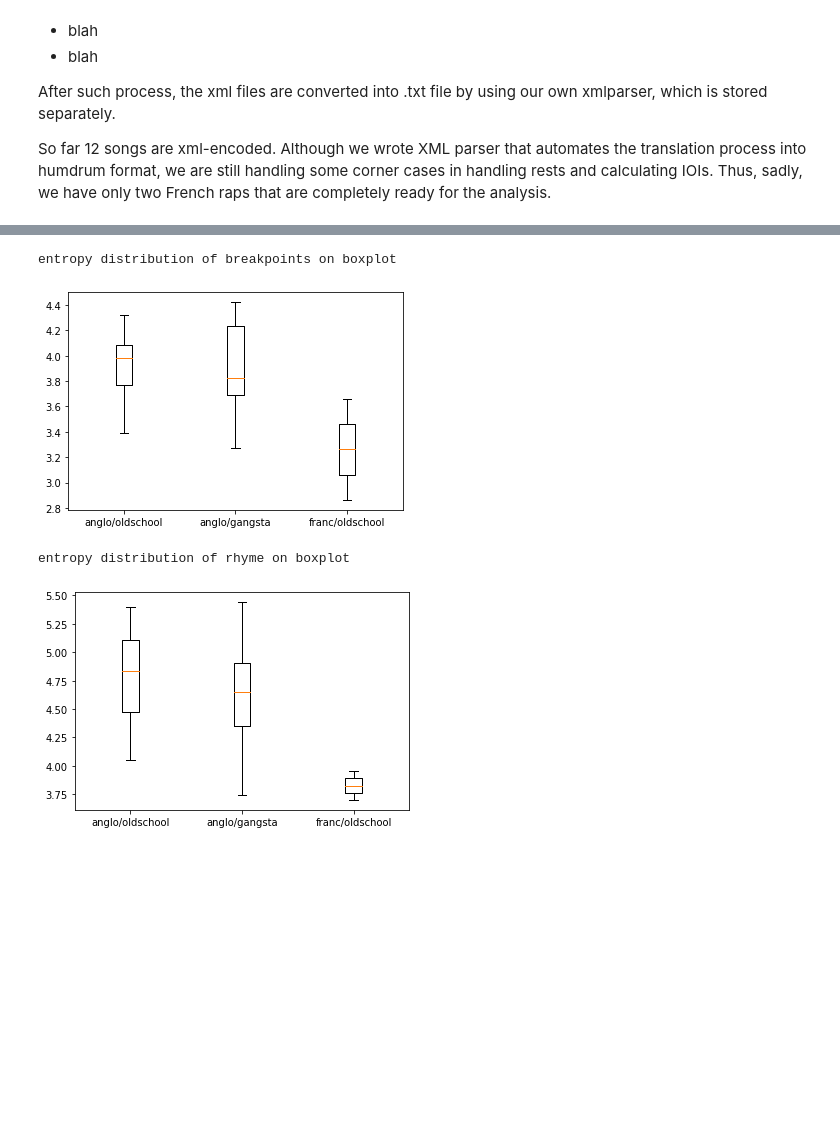
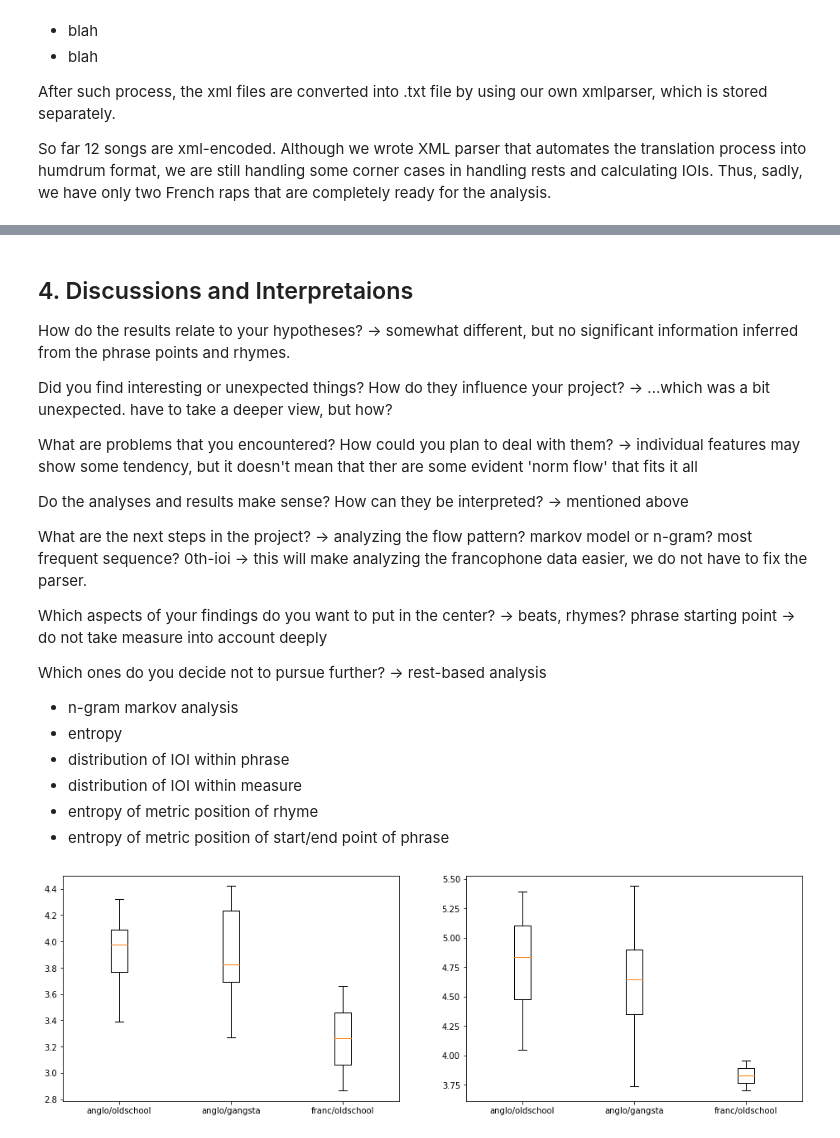
Before and after one commit to haeeunkim/dh401, a Jupyter notebook: milestone3.ipynb, the cells around one changed output, grey strips where cells are left out. Drawn from its saved outputs; the diff is of its cells as text; code cells hidden in the pictures; blank space fills up the shorter version.

```diff
--- a/milestone3.ipynb
+++ b/milestone3.ipynb
@@ -436,0 +399,3 @@ for feature in features:
+# %%
+df_list_1 = list(df_dict.items())[:-1]
+labels_1 = list(df_dict.keys())[:-1]
@@ -436,0 +548,19 @@ for feature in features:
+# %%
+feature = 'rhyme'
+
+fig, axs = plt.subplots(1, 3, figsize=(16,5), sharey=True)
+
+for i in range(len(df_list_2)):
+    data = pd.concat(list(df_list_2[i][1][feature]))
+
+    axs[i].hist(data, weights=np.ones(len(data)) / len(data), alpha=0.5, label=labels_2[i])
+
+    axs[i].yaxis.set_major_formatter(PercentFormatter(1))
+    axs[i].set_xlabel('Metric position of rhymes')
+    axs[i].set_title('{0} : entropy {1}'.format(labels_2[i],np.round(entropy(data),3)))
+
+
+plt.suptitle('distribution of rhyme within measure')
+
+
+plt.show()
@@ -437,26 +581,42 @@ for feature in features:
+# %% [markdown]
+## 4. Discussions and Interpretaions
+
+
+How do the results relate to your hypotheses? -> somewhat different, but no significant information inferred from the phrase points and rhymes.
+
+Did you find interesting or unexpected things? How do they influence your project? -> ...which was a bit unexpected. have to take a deeper view, but how?
+
+What are problems that you encountered? How could you plan to deal with them? -> individual features may show some tendency, but it doesn't mean that ther are some evident 'norm flow' that fits it all
+
+
+Do the analyses and results make sense? How can they be interpreted? -> mentioned above
+
+What are the next steps in the project? -> analyzing the flow pattern? markov model or n-gram? most frequent sequence? 0th-ioi -> this will make analyzing the francophone data easier, we do not have to fix the parser.
+
+Which aspects of your findings do you want to put in the center? -> beats, rhymes? phrase starting point -> do not take measure into account deeply
+
+Which ones do you decide not to pursue further? -> rest-based analysis
+
+- n-gram markov analysis
+- entropy
+- distribution of IOI within phrase
+- distribution of IOI within measure
+- entropy of metric position of rhyme
+- entropy of metric position of start/end point of phrase
 # %%
 features = ['breakpoints','rhyme']
 
+fig, axs = plt.subplots(1, 2, figsize=(16,5))
+for k,feature in enumerate(features):
 
-
-df_list
-for feature in features:
-    print('\nentropy distribution of {0} on boxplot'.format(feature))
 #    fig = plt.figure()
 #    ax = fig.add_subplot(111)
-    df_list = list(df_dict.items())#[:-1]
-    labels = list(df_dict.keys())#[:-1]
-    for i in range(len(df_list)):
+    for i in range(len(df_list_2)):
         en = np.array([])
-        #        ax.hist(en, alpha=0.5, label=d[0], bins='auto')
-        plt.boxplot(df_list[i][1][feature].apply(lambda x: entropy(x)), positions=[i])
 
-
-
-    plt.xticks(range(0,len(labels)), labels, rotation = 0)
-    plt.show()
+        axs[k].boxplot(df_list_2[i][1][feature].apply(lambda x: entropy(x)), positions=[i])
+    plt.sca(axs[k])
+    plt.xticks(range(0,len(labels_2)), labels_2, rotation = 0)
+plt.show()
 # %% [output]
-entropy distribution of breakpoints on boxplot
-[figure, old version]
+[figure, new version]
-entropy distribution of rhyme on boxplot
-[figure, removed]
```
Also changed, not shown: parts of 26 cells of this notebook.
